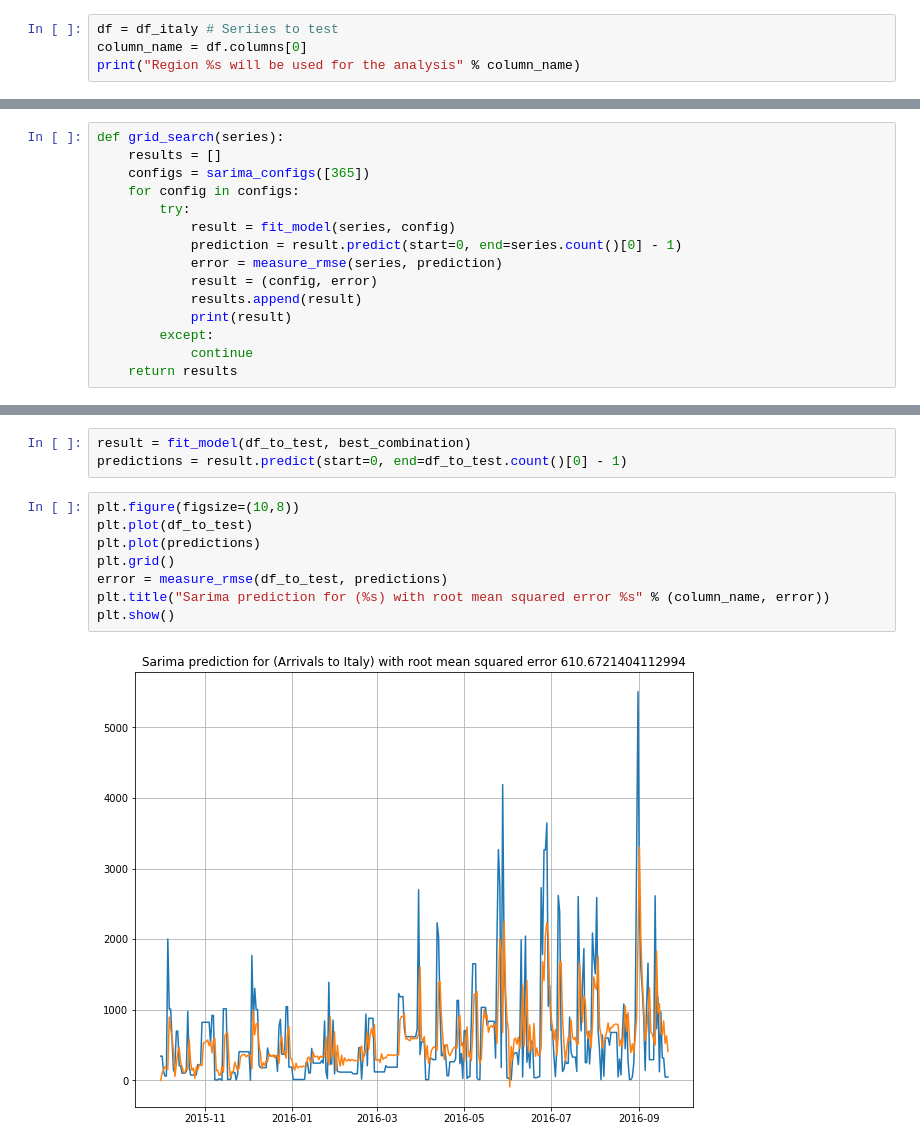
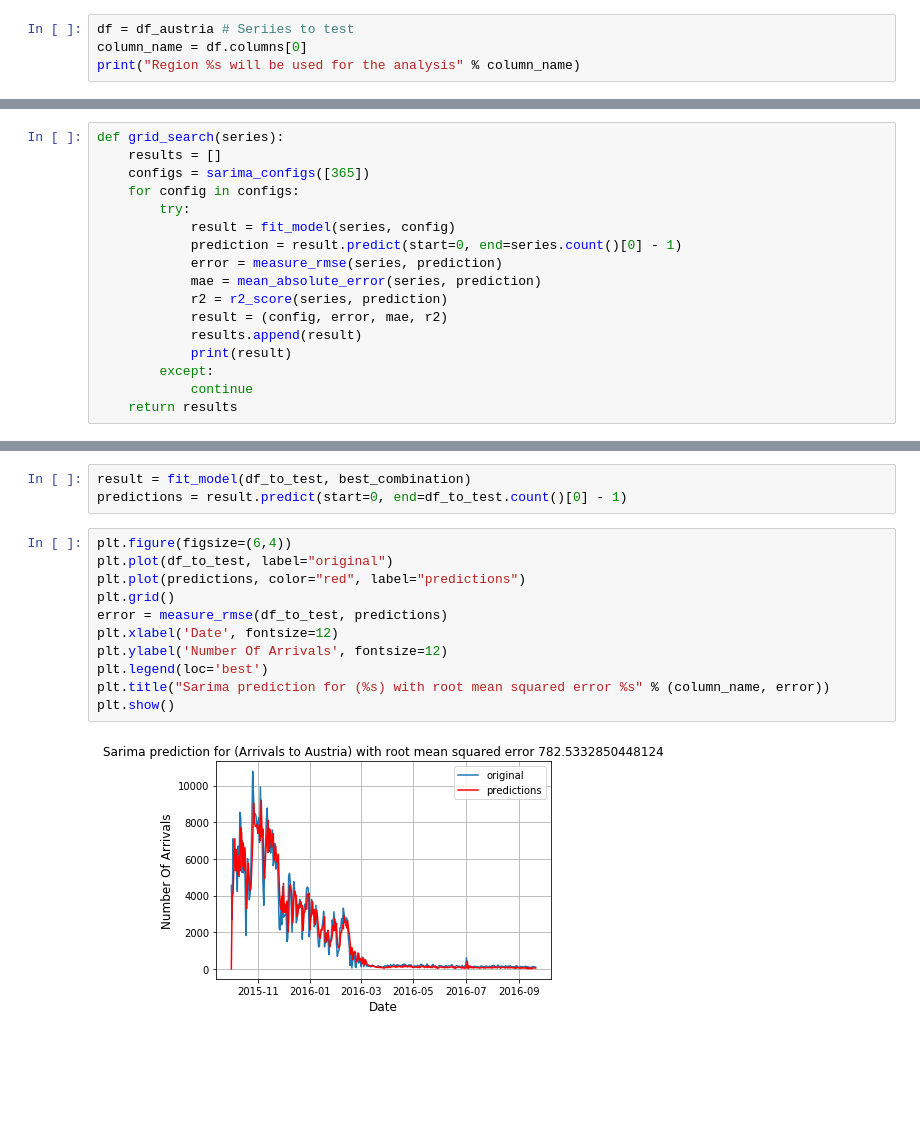
Before and after one commit to hmafnan/Timeseries-Analysis, a Jupyter notebook: src/Sarima analysis.ipynb, the cells around one changed output, grey strips where cells are left out. Saved outputs shown, nothing was run; the diff lists cells and outputs as text; blank space fills up the shorter version.

```diff
--- a/src/Sarima analysis.ipynb
+++ b/src/Sarima analysis.ipynb
@@ -56,5 +55,5 @@ NameError: name 'df_croatia' is not defined
 # %%
-df = df_italy # Seriies to test
+df = df_austria # Seriies to test
 column_name = df.columns[0]
 print("Region %s will be used for the analysis" % column_name)
 # %% [output]
@@ -129,7 +138,9 @@ def grid_search(series):
             result = fit_model(series, config)
             prediction = result.predict(start=0, end=series.count()[0] - 1)
             error = measure_rmse(series, prediction)
-            result = (config, error)
+            mae = mean_absolute_error(series, prediction)
+            r2 = r2_score(series, prediction)
+            result = (config, error, mae, r2)
             results.append(result)
             print(result)
         except:
@@ -151,14 +182,17 @@ print(best_combination, best_error)
 result = fit_model(df_to_test, best_combination)
 predictions = result.predict(start=0, end=df_to_test.count()[0] - 1)
 # %%
-plt.figure(figsize=(10,8))
-plt.plot(df_to_test)
-plt.plot(predictions)
+plt.figure(figsize=(6,4))
+plt.plot(df_to_test, label="original")
+plt.plot(predictions, color="red", label="predictions")
 plt.grid()
 error = measure_rmse(df_to_test, predictions)
+plt.xlabel('Date', fontsize=12)
+plt.ylabel('Number Of Arrivals', fontsize=12)
+plt.legend(loc='best')
 plt.title("Sarima prediction for (%s) with root mean squared error %s" % (column_name, error))
 plt.show()
 # %% [output]
-[figure, old version]
+[figure, new version]
 # %%
 # Get forecast 100 steps ahead in future
```
Also changed, not shown: parts of 9 cells of this notebook, 2 other files.
